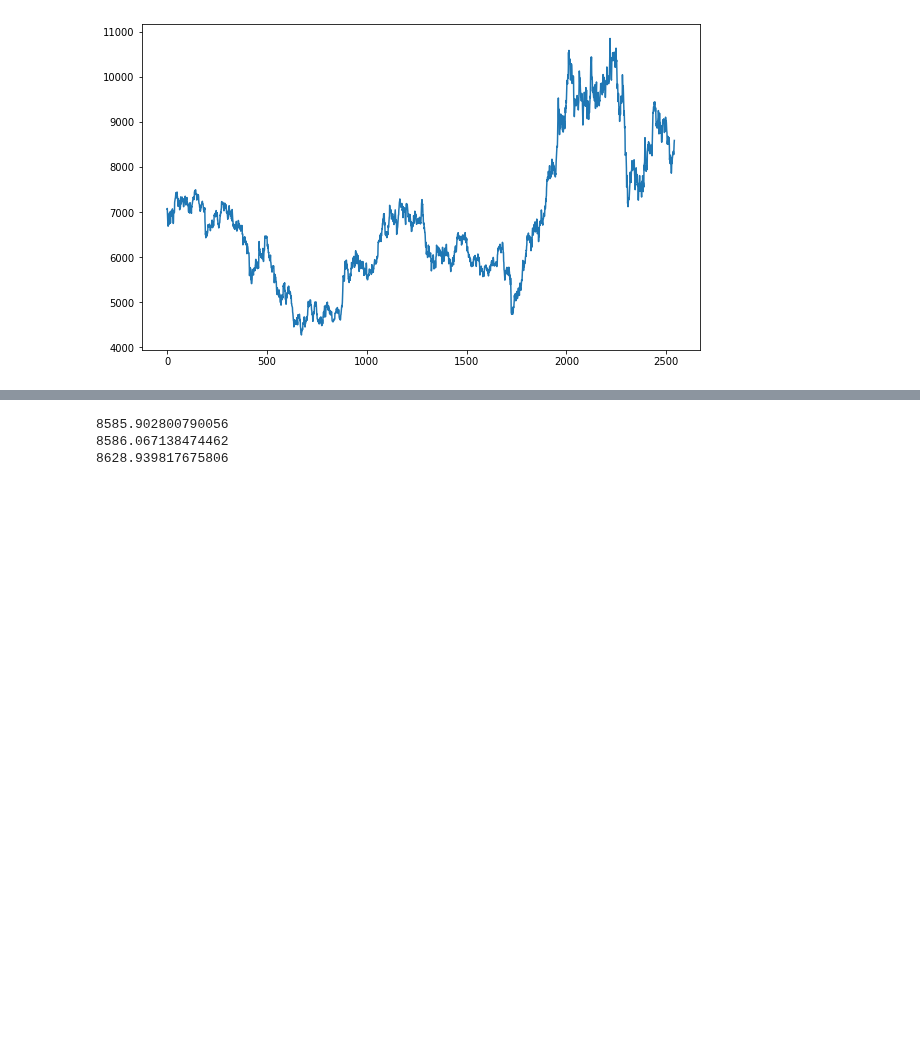
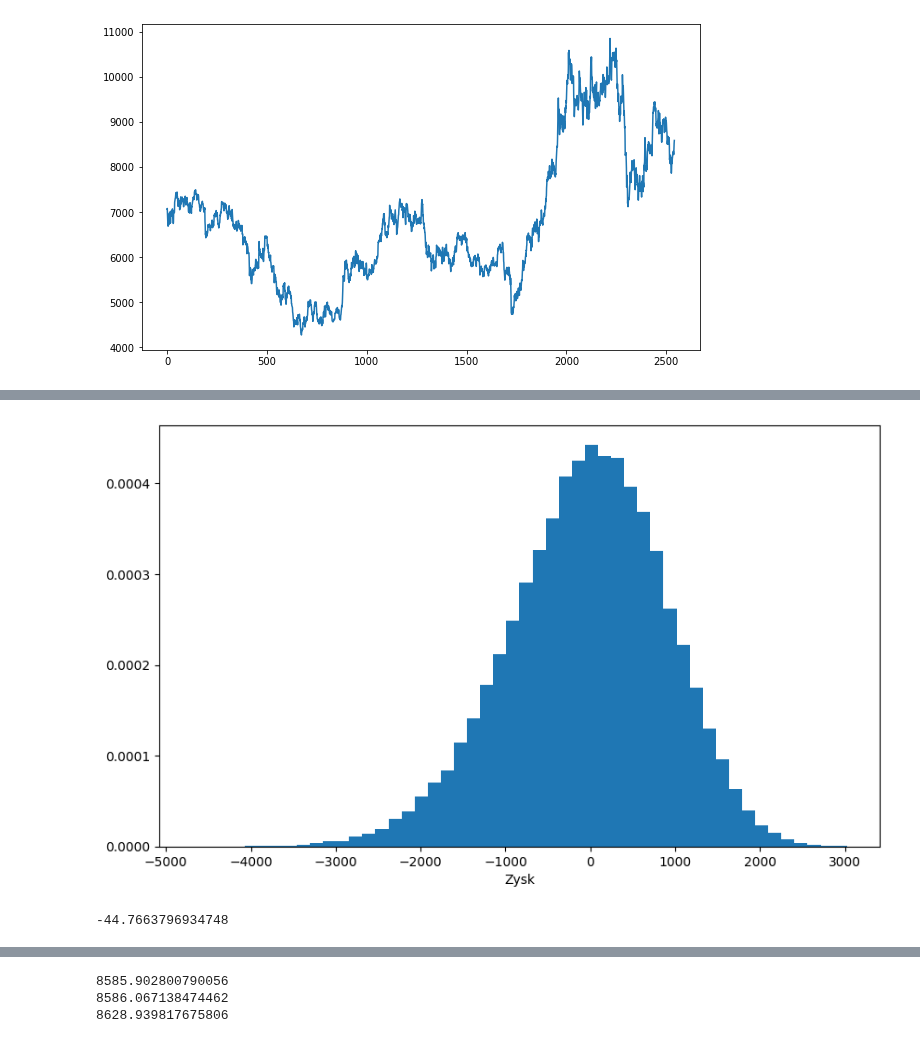
Before and after one commit to Szymex49/NVIDIA_risk_management, a Jupyter notebook: Raport_5/Malec.ipynb, the cells around one changed output, grey strips where cells are left out. Cells and saved outputs as stored; diff of their text form; code cells hidden in the pictures; blank space fills up the shorter version.

```diff
--- a/Raport_5/Malec.ipynb
+++ b/Raport_5/Malec.ipynb
@@ -142 +149,10 @@ np.mean(str_2)
+# %%
+plt.figure(figsize=(10, 6), dpi=100)
+plt.hist(str_1, bins=50, density=True)
+plt.xlabel('Zysk')
+plt.show()
+np.mean(str_1)
+# %% [output]
+[figure, added]
+-44.7663796934748
 # %%
```
Also changed, not shown: parts of 10 cells of this notebook, 1 other file.
